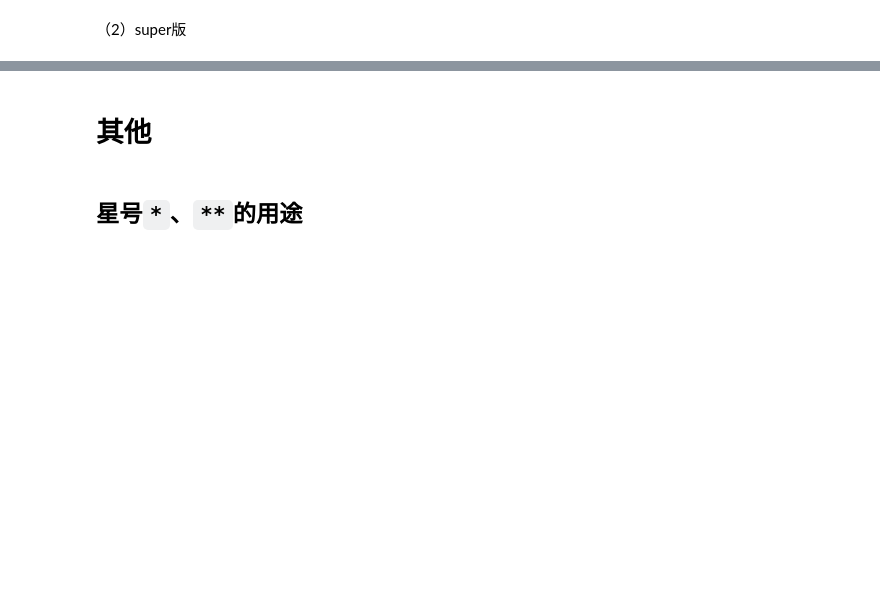
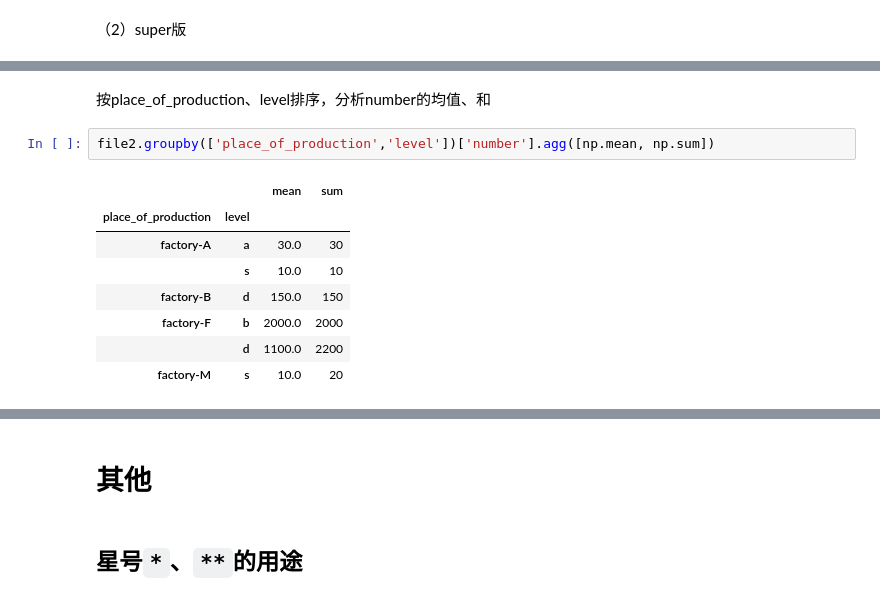
Before and after one commit to aisuandebowen/pyReview, a Jupyter notebook: pyStu.ipynb, the cells around one changed output, grey strips where cells are left out. Cells and saved outputs as stored; diff of their text form; blank space fills up the shorter version.

```diff
--- a/pyStu.ipynb
+++ b/pyStu.ipynb
@@ -679,0 +1388,13 @@ name:Adam, age:18, ID:510802
+# %% [markdown]
+按place_of_production、level排序，分析number的均值、和
+# %%
+file2.groupby(['place_of_production','level'])['number'].agg([np.mean, np.sum])
+# %% [output]
+|  |  | mean | sum |
+| place_of_production | level |  |  |
+| factory-A | a | 30.0 | 30 |
+|  | s | 10.0 | 10 |
+| factory-B | d | 150.0 | 150 |
+| factory-F | b | 2000.0 | 2000 |
+|  | d | 1100.0 | 2200 |
+| factory-M | s | 10.0 | 20 |
```
Also changed, not shown: parts of 152 cells of this notebook.
